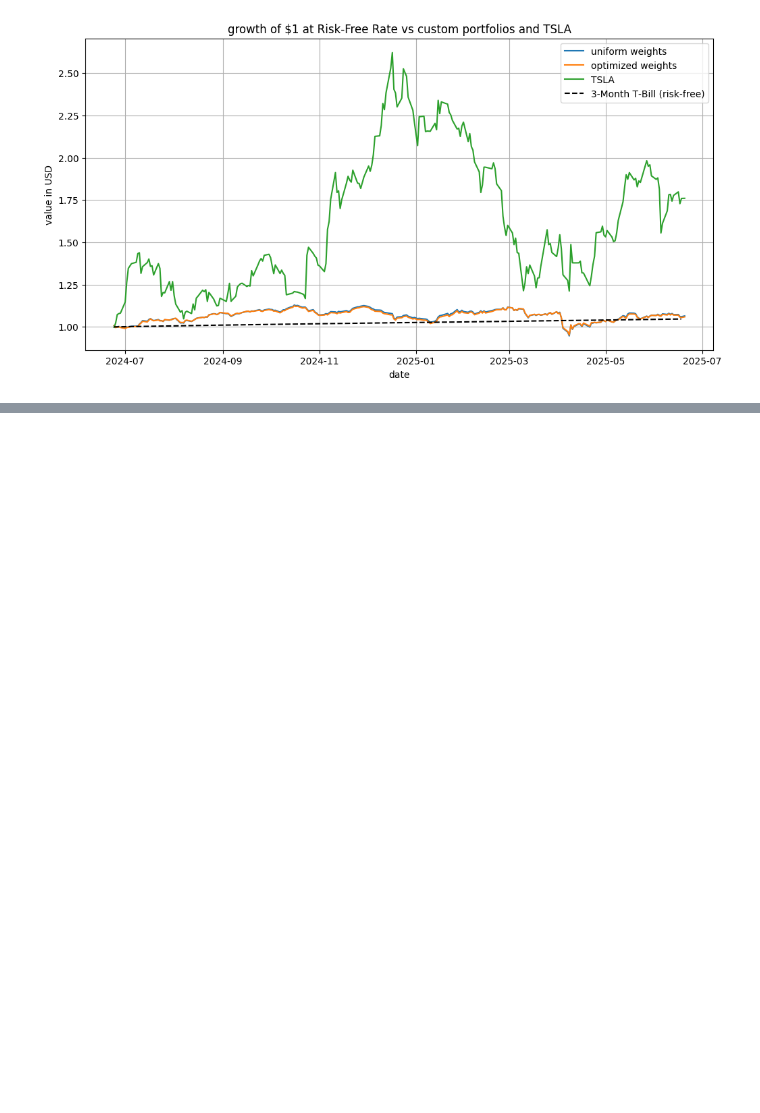
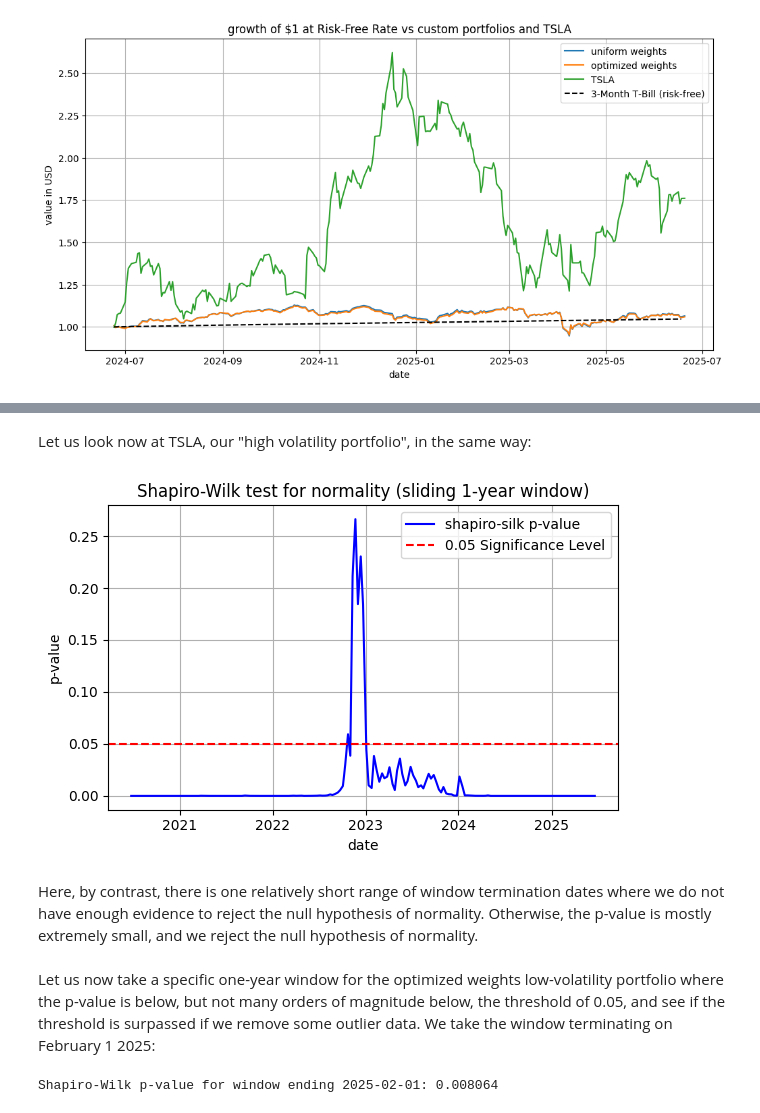
Before and after one commit to aleksmilivojevic/QF-miniprojects, a Jupyter notebook: main.ipynb, the cells around one changed output, grey strips where cells are left out. Drawn from its saved outputs; the diff is of its cells as text; code cells hidden in the pictures; blank space fills up the shorter version.

```diff
--- a/main.ipynb
+++ b/main.ipynb
@@ -479,0 +518,45 @@ plt.show()
+# %% [markdown]
+Let us look now at TSLA, our "high volatility portfolio", in the same way:
+# %%
+# tsla
+
+p_values = []
+
+
+for i in range(window_size, len(tsla_log_returns_6y),7):
+    window_data = tsla_log_returns_6y.iloc[i - window_size:i]
+    stat, p = shapiro(window_data)
+    p_values.append((tsla_log_returns_6y.index[i], p))
+
+p_df = pd.DataFrame(p_values, columns=["Date", "P_Value"]).set_index("Date")
+
+plt.figure(figsize=(6,4))
+plt.plot(p_df.index, p_df["P_Value"], label="shapiro-silk p-value", color="blue")
+plt.axhline(0.05, color="red", linestyle="--", label="0.05 Significance Level")
+plt.title("Shapiro-Wilk test for normality (sliding 1-year window)")
+plt.xlabel("date")
+plt.ylabel("p-value")
+plt.grid(True)
+plt.legend()
+plt.tight_layout()
+plt.show()
+# %% [output]
+[figure, added]
+# %% [markdown]
+Here, by contrast, there is one relatively short range of window termination dates where we do not have enough evidence to reject the null hypothesis of normality. Otherwise, the p-value is mostly extremely small, and we reject the null hypothesis of normality.
+# %% [markdown]
+Let us now take a specific one-year window for the optimized weights low-volatility portfolio where the p-value is below, but not many orders of magnitude below, the threshold of 0.05, and see if the threshold is surpassed if we remove some outlier data. We take the window terminating on February 1 2025:
+# %%
+# select a specific window for first portfolio, namely one year window terminating on feb 1 2025, and test for normality
+
+portfolio_log_returns_6y.index = pd.to_datetime(portfolio_log_returns_6y.index).tz_localize(None)
+end_date = pd.Timestamp("2025-02-01").tz_localize(None)
+
+# get 1-year (252-day) window ending on that date
+window_data = portfolio_log_returns_6y.loc[:end_date].iloc[-252:]
+
+stat, p = shapiro(window_data)
+
+print(f"Shapiro-Wilk p-value for window ending {end_date.date()}: {p:.6f}")
+# %% [output]
+Shapiro-Wilk p-value for window ending 2025-02-01: 0.008064
```
Also changed, not shown: parts of 54 cells of this notebook.
